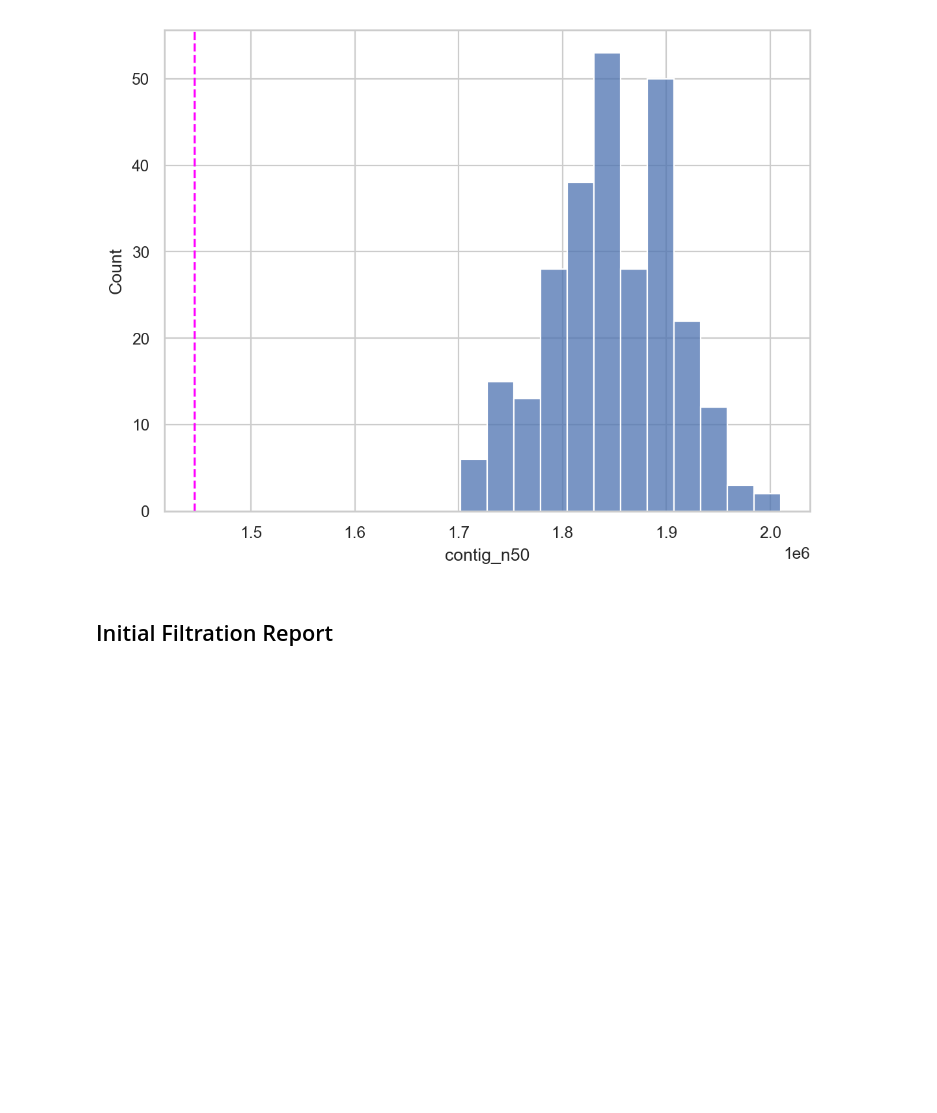
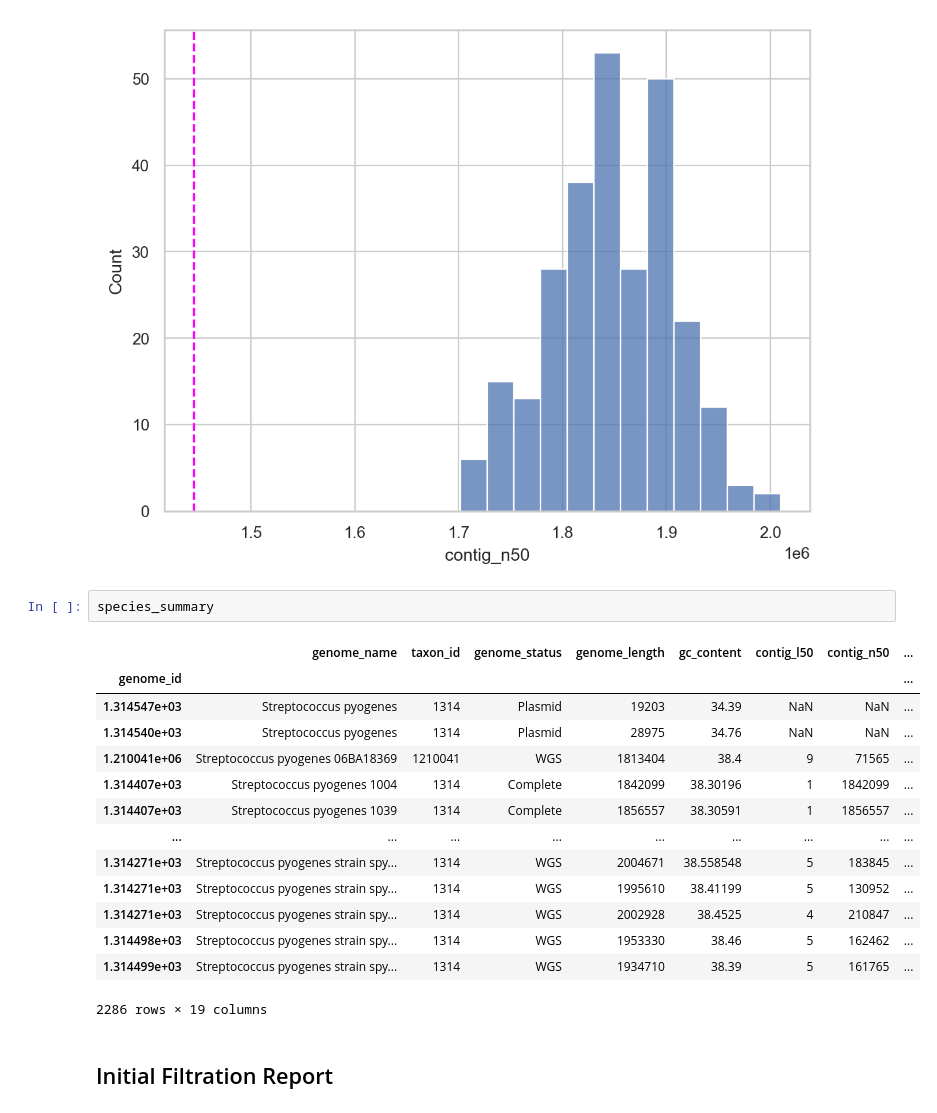
Before and after one commit to SBRG/pyphylon, a Jupyter notebook: examples/1a_filter_genomes_for_download.ipynb, the cells around one changed output. Saved outputs shown, nothing was run; the diff lists cells and outputs as text; blank space fills up the shorter version.

```diff
--- a/examples/1a_filter_genomes_for_download.ipynb
+++ b/examples/1a_filter_genomes_for_download.ipynb
@@ -119,6 +119,23 @@ plt.axvline(x=min_thresh_n50, color='#ff00ff', linestyle='--')
 # %% [output]
 <matplotlib.lines.Line2D at 0x...>
 [figure]
+# %%
+species_summary
+# %% [output]
+|  | genome_name | taxon_id | genome_status | genome_length | gc_content | contig_l50 | contig_n50 | ... |
+| genome_id |  |  |  |  |  |  |  | ... |
+| 1.314547e+03 | Streptococcus pyogenes | 1314 | Plasmid | 19203 | 34.39 | NaN | NaN | ... |
+| 1.314540e+03 | Streptococcus pyogenes | 1314 | Plasmid | 28975 | 34.76 | NaN | NaN | ... |
+| 1.210041e+06 | Streptococcus pyogenes 06BA18369 | 1210041 | WGS | 1813404 | 38.4 | 9 | 71565 | ... |
+| 1.314407e+03 | Streptococcus pyogenes 1004 | 1314 | Complete | 1842099 | 38.30196 | 1 | 1842099 | ... |
+| 1.314407e+03 | Streptococcus pyogenes 1039 | 1314 | Complete | 1856557 | 38.30591 | 1 | 1856557 | ... |
+| ... | ... | ... | ... | ... | ... | ... | ... | ... |
+| 1.314271e+03 | Streptococcus pyogenes strain spy... | 1314 | WGS | 2004671 | 38.558548 | 5 | 183845 | ... |
+| 1.314271e+03 | Streptococcus pyogenes strain spy... | 1314 | WGS | 1995610 | 38.41199 | 5 | 130952 | ... |
+| 1.314271e+03 | Streptococcus pyogenes strain spy... | 1314 | WGS | 2002928 | 38.4525 | 4 | 210847 | ... |
+| 1.314498e+03 | Streptococcus pyogenes strain spy... | 1314 | WGS | 1953330 | 38.46 | 5 | 162462 | ... |
+| 1.314499e+03 | Streptococcus pyogenes strain spy... | 1314 | WGS | 1934710 | 38.39 | 5 | 161765 | ... |
+2286 rows × 19 columns
 # %% [markdown]
 ## Initial Filtration Report
 # %%
```
Also changed, not shown: parts of 15 cells of this notebook, 5 other files.
